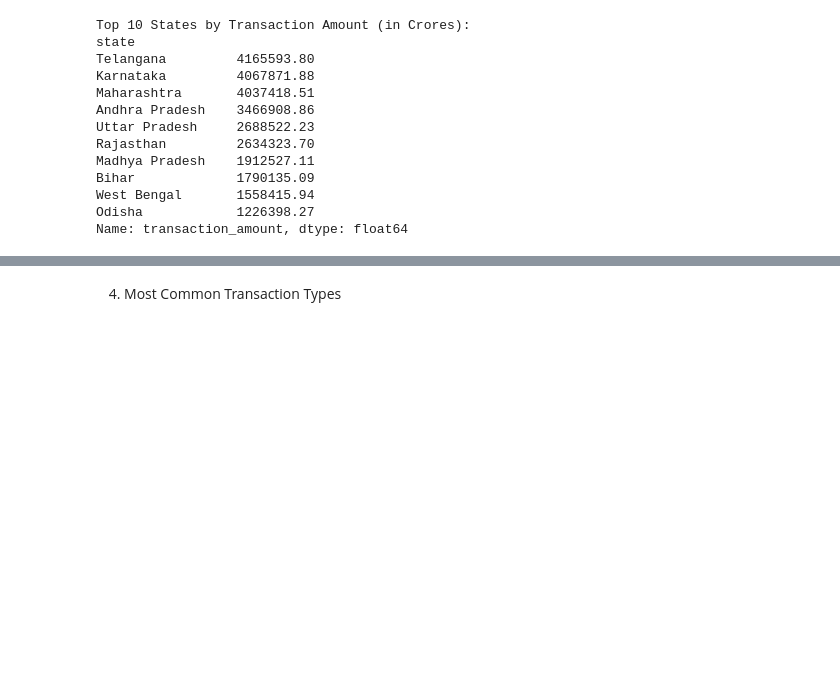
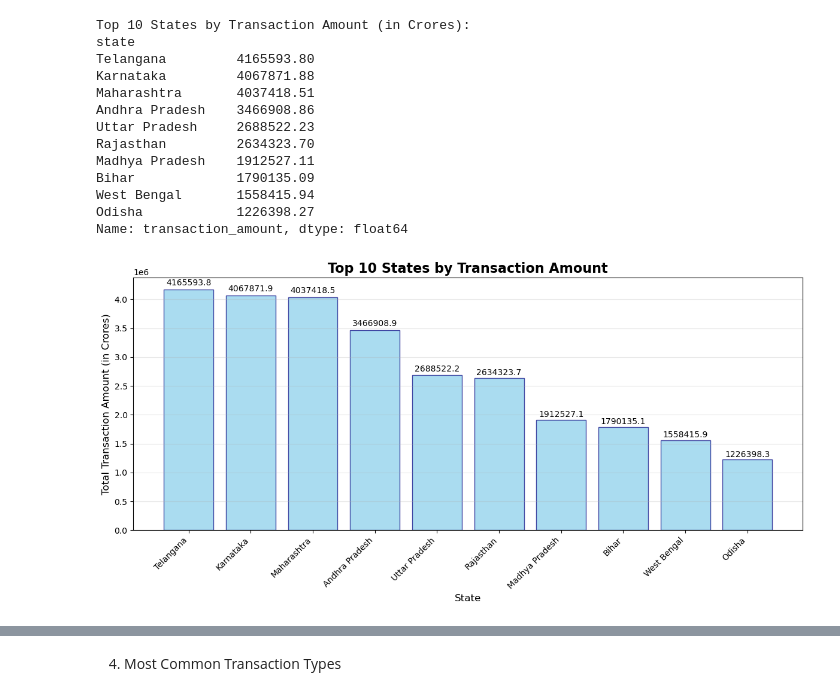
Before and after one commit to nish0753/phonepe_project, a Jupyter notebook: Phonepe_Transaction.ipynb, the cells around one changed output, grey strips where cells are left out. Cells and saved outputs as stored; diff of their text form; code cells hidden in the pictures; blank space fills up the shorter version.

```diff
--- a/Phonepe_Transaction.ipynb
+++ b/Phonepe_Transaction.ipynb
@@ -4,7 +4,8 @@ import numpy as np
 import matplotlib.pyplot as plt
 import seaborn as sns
 %matplotlib inline
-import plotly.express as px
+plt.style.use('default')
+sns.set_palette("husl")
 # %%
 df = pd.read_csv('/Users/nishant/Desktop/Datasets/Phonepe/aggregated/Phonepe/phonepe_transaction.csv')
 # %%
@@ -104,3 +57,24 @@ fig_amount.show()
+# %%
+# 2. Visualize the top 10 states by transaction amount
+plt.figure(figsize=(12, 6))
+bars = plt.bar(top_10_states_amount_crores.index, top_10_states_amount_crores.values,
+               color='skyblue', edgecolor='navy', alpha=0.7)
+plt.title('Top 10 States by Transaction Amount', fontsize=16, fontweight='bold')
+plt.xlabel('State', fontsize=12)
+plt.ylabel('Total Transaction Amount (in Crores)', fontsize=12)
+plt.xticks(rotation=45, ha='right')
+plt.grid(axis='y', alpha=0.3)
+
+# Add value labels on top of bars
+for bar in bars:
+    height = bar.get_height()
+    plt.text(bar.get_x() + bar.get_width()/2., height + height*0.01,
+             f'{height:.1f}', ha='center', va='bottom', fontsize=10)
+
+plt.tight_layout()
+plt.show()
+# %% [output]
+[figure, added]
 # %%
 # Group by quarter and sum the transaction amount
 quarterly_amount = df_filtered.groupby('quarter')['transaction_amount'].sum().reset_index()
```
Also changed, not shown: parts of 14 cells of this notebook, 1 other file.
